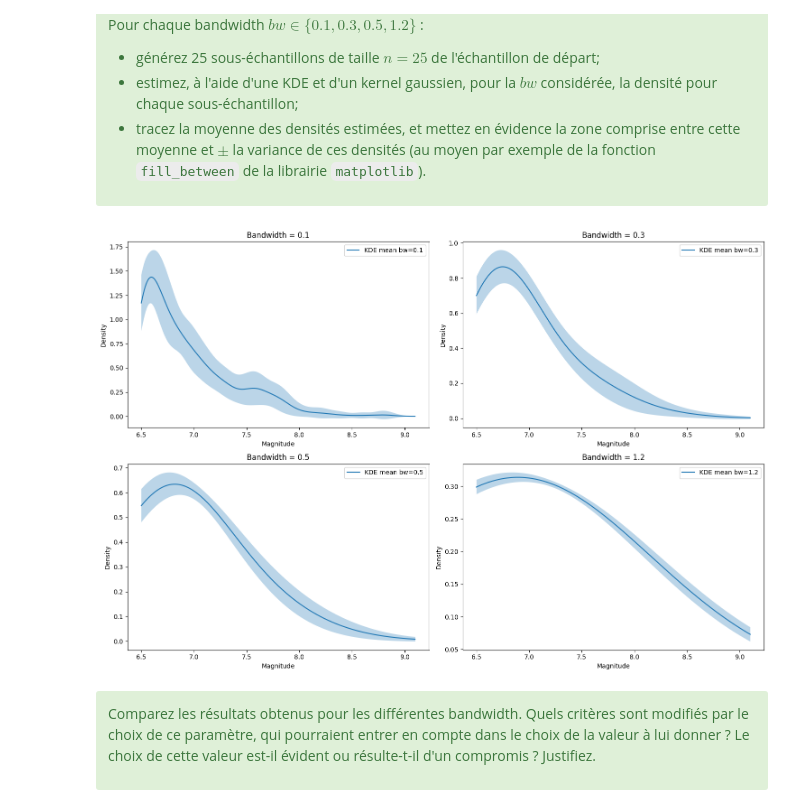
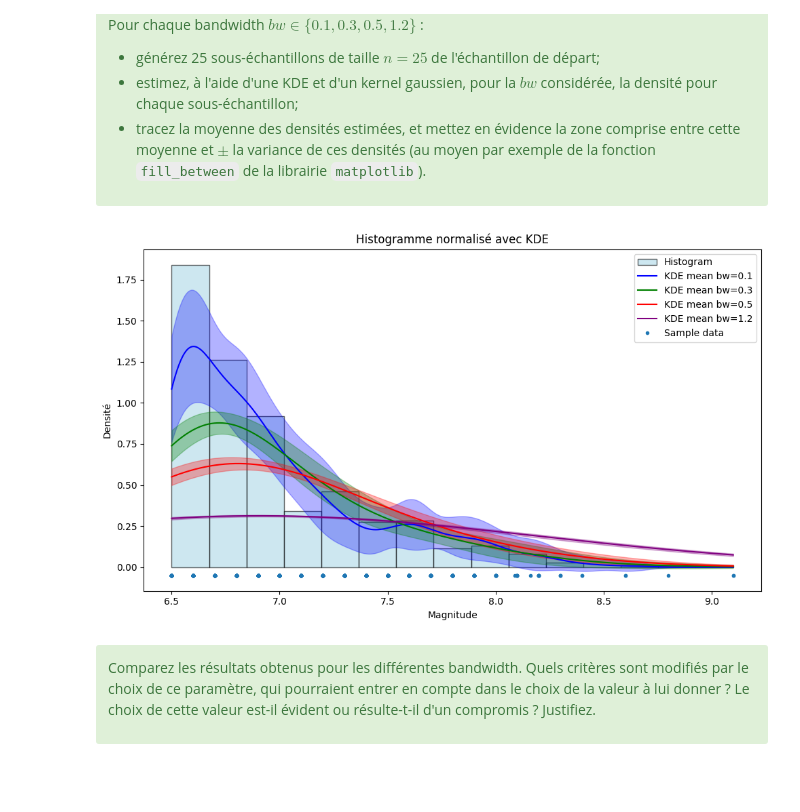
Before and after one commit to LeJzer03/Stat.-Devoir---Github, a Jupyter notebook: math0487_hw1_student.ipynb, the cells around one changed output. Cells and saved outputs as stored; diff of their text form; code cells hidden in the pictures; blank space fills up the shorter version.

Commit message:
update avec Julia et Max

```diff
--- a/math0487_hw1_student.ipynb
+++ b/math0487_hw1_student.ipynb
@@ -341,41 +343,53 @@ Pour chaque bandwidth $bw \in \{0.1, 0.3, 0.5, 1.2\}$ :
 </div>
 # %%
 """VOTRE CODE ICI"""
+# Convertir les données en tableau NumPy
+data_np = np.array(data)
+
 # Générer une nouvelle figure
-fig, ax = plt.subplots(2, 2, figsize=(15, 10))
-ax = ax.flatten()
+fig, ax = plt.subplots(figsize=(10, 6))
 
-# Pour chaque bandwidth
-for i, bw in enumerate([0.1, 0.3, 0.5, 1.2]):
+# Tracer l'histogramme en arrière-plan
+ax.hist(data_np, bins=15, density=True, alpha=0.6, color='lightblue', edgecolor='black', label='Histogram')
+
+# Estimation de la densité avec différents bandwidths
+bandwidths = [0.1, 0.3, 0.5, 1.2]
+colors = ['blue', 'green', 'red', 'purple']
+x_d = np.linspace(data_np.min(), data_np.max(), 1000)[:, None]
+
+for bw, color in zip(bandwidths, colors):
     densities = []
-    x_d = np.linspace(data_np.min(), data_np.max(), 1000)[:, None]
 
     # Générer 25 sous-échantillons et estimer la densité
     for _ in range(25):
         subsample = np.random.choice(data_np, size=25, replace=False)
         kde = KernelDensity(kernel='gaussian', bandwidth=bw).fit(subsample[:, None])
         log_dens = kde.score_samples(x_d)
         densities.append(np.exp(log_dens))
 
     densities = np.array(densities)
     mean_density = densities.mean(axis=0)
     std_density = densities.std(axis=0)
 
     # Tracer la moyenne des densités estimées
-    ax[i].plot(x_d[:, 0], mean_density, label=f'KDE mean bw={bw}')
+    ax.plot(x_d[:, 0], mean_density, label=f'KDE mean bw={bw}', color=color)
 
     # Mettre en évidence la zone comprise entre la moyenne et ± la variance
-    ax[i].fill_between(x_d[:, 0], mean_density - std_density, mean_density + std_density, alpha=0.3)
+    ax.fill_between(x_d[:, 0], mean_density - std_density, mean_density + std_density, color=color, alpha=0.3)
 
-    ax[i].set_title(f'Bandwidth = {bw}')
-    ax[i].set_xlabel('Magnitude')
-    ax[i].set_ylabel('Density')
-    ax[i].legend()
+# Affichage des données d'échantillon
+ax.plot(data_np, np.full_like(data_np, -0.05), '.', markeredgewidth=1, label='Sample data')
+
+# Configuration du graphique
+ax.set_title('Histogramme normalisé avec KDE')
+ax.set_xlabel('Magnitude')
+ax.set_ylabel('Densité')
+ax.legend()
 
 plt.tight_layout()
 plt.show()
 # %% [output]
-[figure, old version]
+[figure, new version]
 # %% [markdown]
 <div class="alert-success">
 
```
Also changed, not shown: parts of 7 cells of this notebook.
